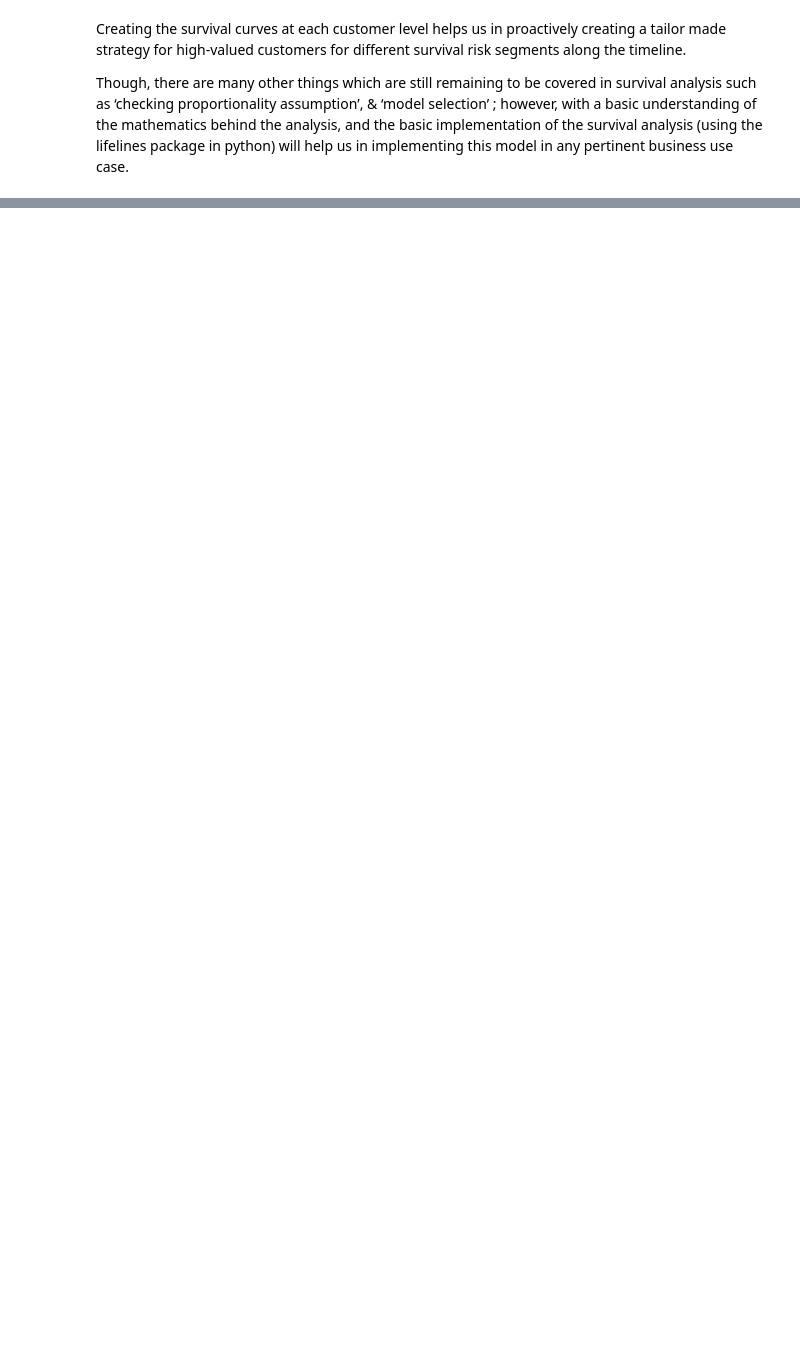
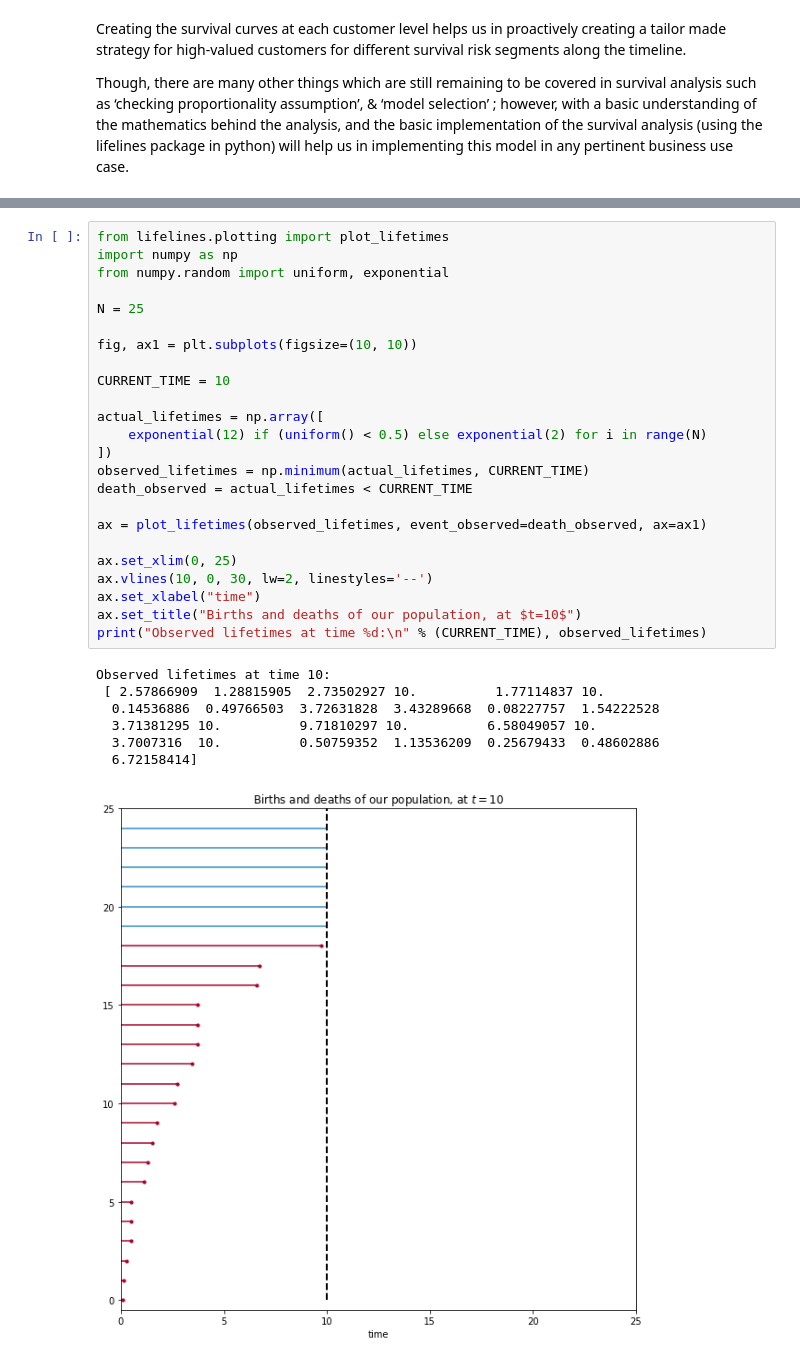
Before and after one commit to SJHH-Nguyen-D/Diving-Into-Python-with-Corey-Schafer, a Jupyter notebook: statistics/survival_analysis_curves.ipynb, the cells around one changed output, grey strips where cells are left out. Drawn from its saved outputs; the diff is of its cells as text; blank space fills up the shorter version.

Commit message:
lifelines

```diff
--- a/statistics/survival_analysis_curves.ipynb
+++ b/statistics/survival_analysis_curves.ipynb
@@ -297,0 +317,32 @@ Though, there are many other things which are still remaining to be covered in s
+# %%
+from lifelines.plotting import plot_lifetimes
+import numpy as np
+from numpy.random import uniform, exponential
+
+N = 25
+
+fig, ax1 = plt.subplots(figsize=(10, 10))
+
+CURRENT_TIME = 10
+
+actual_lifetimes = np.array([
+    exponential(12) if (uniform() < 0.5) else exponential(2) for i in range(N)
+])
+observed_lifetimes = np.minimum(actual_lifetimes, CURRENT_TIME)
+death_observed = actual_lifetimes < CURRENT_TIME
+
+ax = plot_lifetimes(observed_lifetimes, event_observed=death_observed, ax=ax1)
+
+ax.set_xlim(0, 25)
+ax.vlines(10, 0, 30, lw=2, linestyles='--')
+ax.set_xlabel("time")
+ax.set_title("Births and deaths of our population, at $t=10$")
+print("Observed lifetimes at time %d:\n" % (CURRENT_TIME), observed_lifetimes)
+# %% [output]
+Observed lifetimes at time 10:
+ [ 2.57866909  1.28815905  2.73502927 10.          1.77114837 10.
+  0.14536886  0.49766503  3.72631828  3.43289668  0.08227757  1.54222528
+  3.71381295 10.          9.71810297 10.          6.58049057 10.
+  3.7007316  10.          0.50759352  1.13536209  0.25679433  0.48602886
+  6.72158414]
+[figure, added]
```
Also changed, not shown: parts of 4 cells of this notebook.
